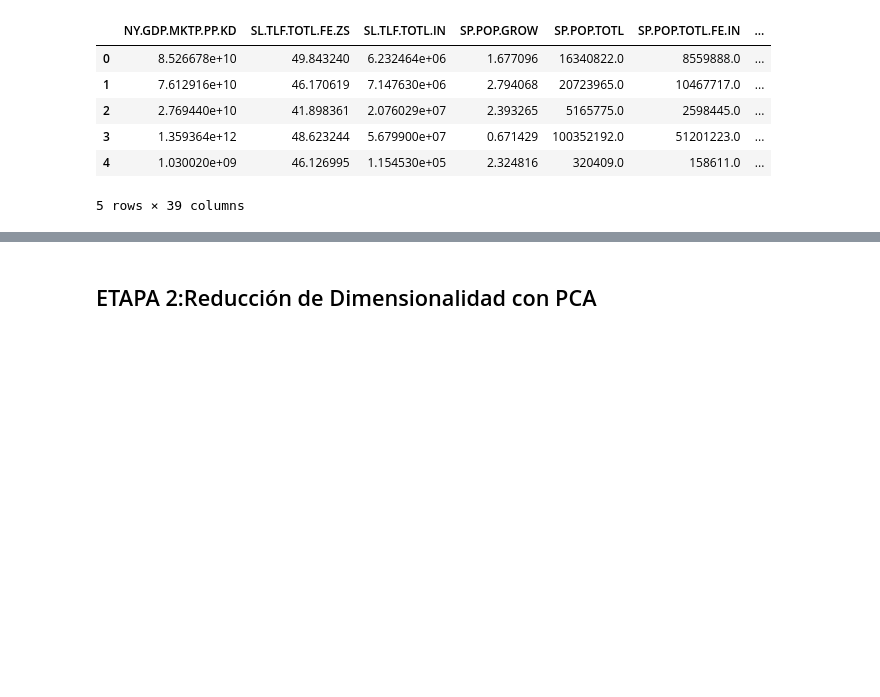
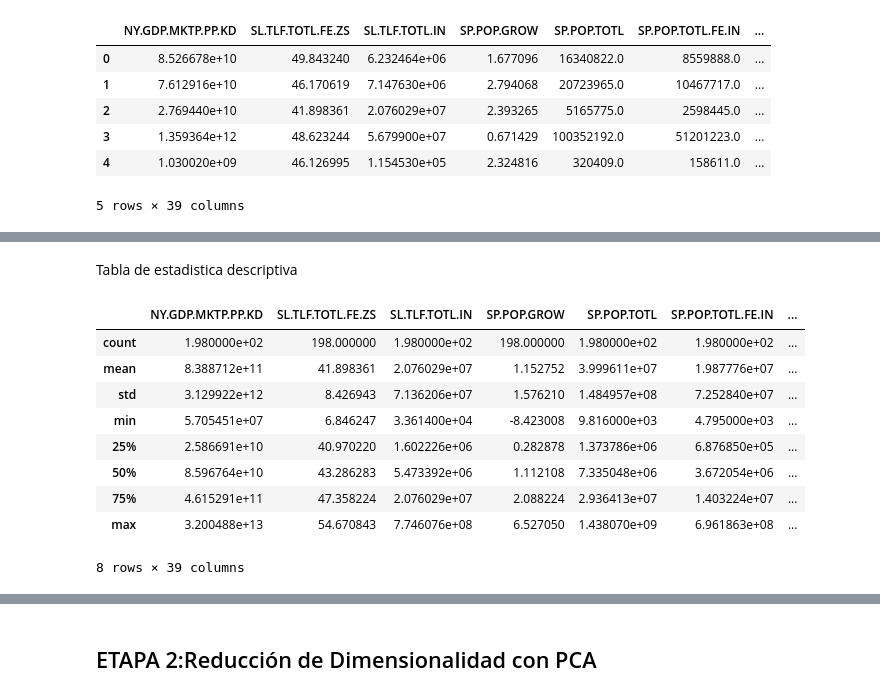
Before and after one commit to Matifi1310/portfolio, a Jupyter notebook: examen.ipynb, the cells around one changed output, grey strips where cells are left out. Cells and saved outputs as stored; diff of their text form; code cells hidden in the pictures; blank space fills up the shorter version.

```diff
--- a/examen.ipynb
+++ b/examen.ipynb
@@ -210,0 +261,15 @@ X = paises_wb.drop(columns='NY.GDP.MKTP.PP.KD')
+# %% [markdown]
+Tabla de estadistica descriptiva
+# %%
+paises_wb.describe()
+# %% [output]
+|  | NY.GDP.MKTP.PP.KD | SL.TLF.TOTL.FE.ZS | SL.TLF.TOTL.IN | SP.POP.GROW | SP.POP.TOTL | SP.POP.TOTL.FE.IN | ... |
+| count | 1.980000e+02 | 198.000000 | 1.980000e+02 | 198.000000 | 1.980000e+02 | 1.980000e+02 | ... |
+| mean | 8.388712e+11 | 41.898361 | 2.076029e+07 | 1.152752 | 3.999611e+07 | 1.987776e+07 | ... |
+| std | 3.129922e+12 | 8.426943 | 7.136206e+07 | 1.576210 | 1.484957e+08 | 7.252840e+07 | ... |
+| min | 5.705451e+07 | 6.846247 | 3.361400e+04 | -8.423008 | 9.816000e+03 | 4.795000e+03 | ... |
+| 25% | 2.586691e+10 | 40.970220 | 1.602226e+06 | 0.282878 | 1.373786e+06 | 6.876850e+05 | ... |
+| 50% | 8.596764e+10 | 43.286283 | 5.473392e+06 | 1.112108 | 7.335048e+06 | 3.672054e+06 | ... |
+| 75% | 4.615291e+11 | 47.358224 | 2.076029e+07 | 2.088224 | 2.936413e+07 | 1.403224e+07 | ... |
+| max | 3.200488e+13 | 54.670843 | 7.746076e+08 | 6.527050 | 1.438070e+09 | 6.961863e+08 | ... |
+8 rows × 39 columns
```
Also changed, not shown: parts of 16 cells of this notebook.
